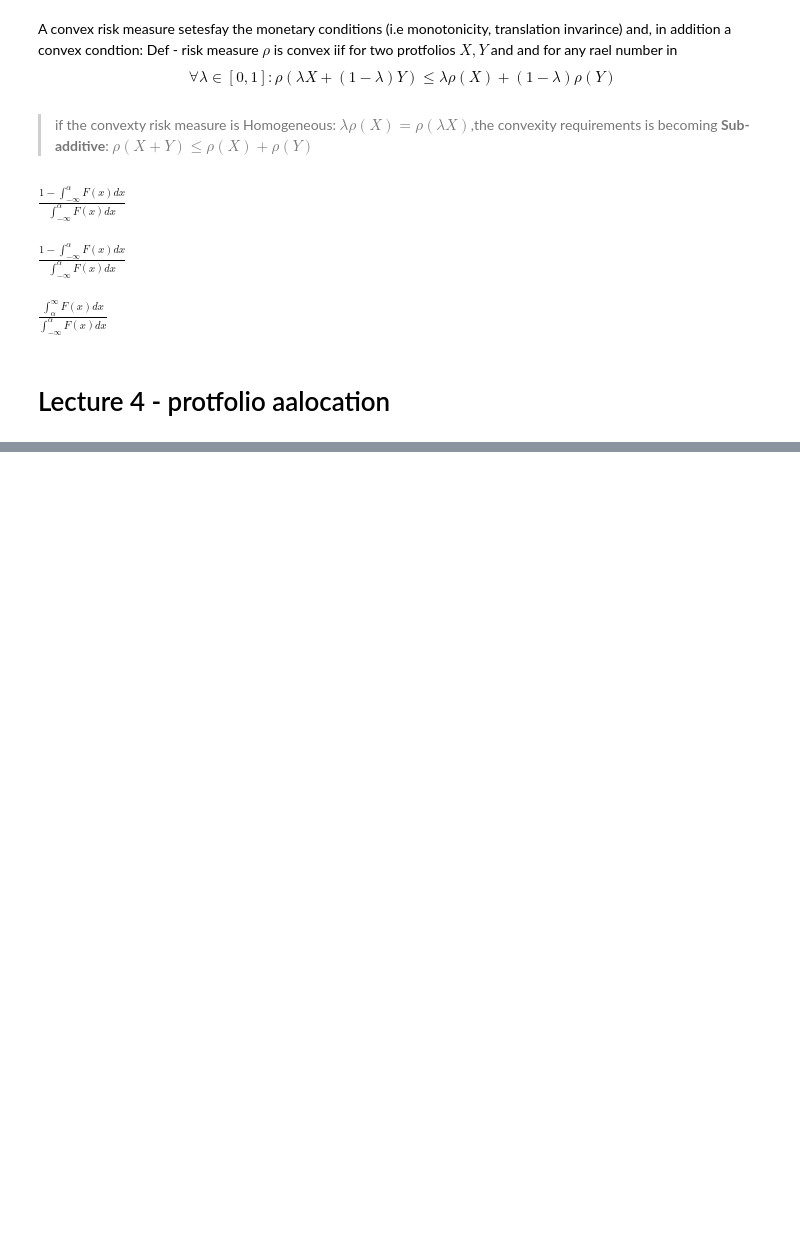
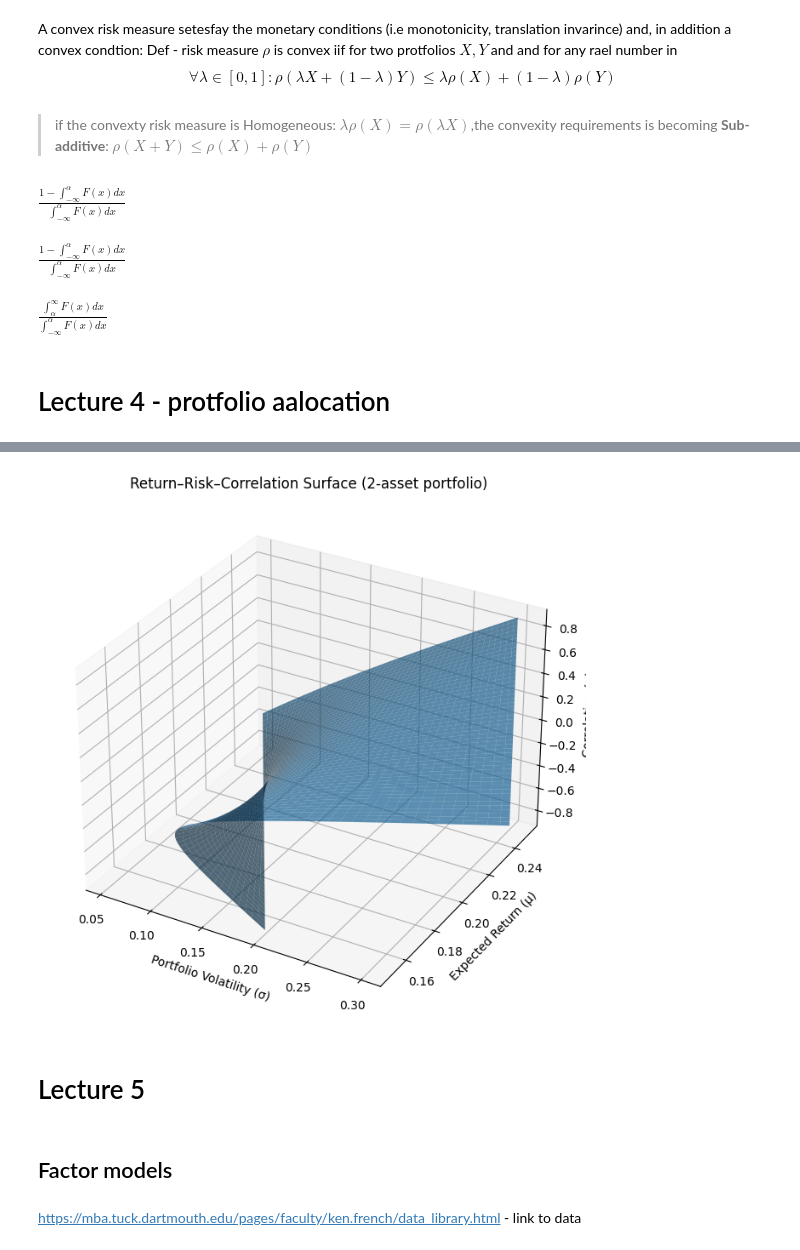
Before and after one commit to Menashe-Lorenzi/Market-Credit-Risk, a Jupyter notebook: risk_models.ipynb, the cells around one changed output, grey strips where cells are left out. Drawn from its saved outputs; the diff is of its cells as text; code cells hidden in the pictures; blank space fills up the shorter version.

```diff
--- a/risk_models.ipynb
+++ b/risk_models.ipynb
@@ -593,0 +594,40 @@ plt.show()
+# %%
+import numpy as np
+import matplotlib.pyplot as plt
+from mpl_toolkits.mplot3d import Axes3D  # רק כדי לוודא תאימות בגרסאות שונות
+
+# פרמטרים של שני נכסים (דוגמה)
+r1, r2 = 0.25, 0.15        # תשואות צפויות
+s1, s2 = 0.30, 0.20        # סטיות תקן
+
+# גריד של משקלים וקורלציות
+w_grid = np.linspace(0, 1, 200)        # המשקל של נכס 1
+rho_grid = np.linspace(-0.9, 0.9, 200) # טווח של קורלציה
+
+W, RHO = np.meshgrid(w_grid, rho_grid)
+
+# תשואה של התיק (לא תלויה ב-rho)
+MU = W * r1 + (1 - W) * r2
+
+# שונות וסטיית תקן של התיק (תלוית rho)
+VAR = (
+    (W**2) * (s1**2) +
+    ((1 - W)**2) * (s2**2) +
+    2 * W * (1 - W) * s1 * s2 * RHO
+)
+SIGMA = np.sqrt(VAR)
+
+# ציור משטח: X = סיכון, Y = תשואה, Z = קורלציה
+fig = plt.figure(figsize=(20, 8))
+ax = fig.add_subplot(111, projection='3d')
+
+ax.plot_surface(SIGMA, MU, RHO, alpha=0.7)
+
+ax.set_xlabel('Portfolio Volatility (σ)')
+ax.set_ylabel('Expected Return (μ)')
+ax.set_zlabel('Correlation (ρ)')
+ax.set_title('Return–Risk–Correlation Surface (2-asset portfolio)')
+
+plt.show()
+# %% [output]
+[figure, added]
@@ -593,0 +677,6 @@ plt.show()
+# %% [markdown]
+# Lecture 5
+# %% [markdown]
+## Factor models
+# %% [markdown]
+https://mba.tuck.dartmouth.edu/pages/faculty/ken.french/data_library.html - link to data
```
Also changed, not shown: parts of 2 cells of this notebook.
